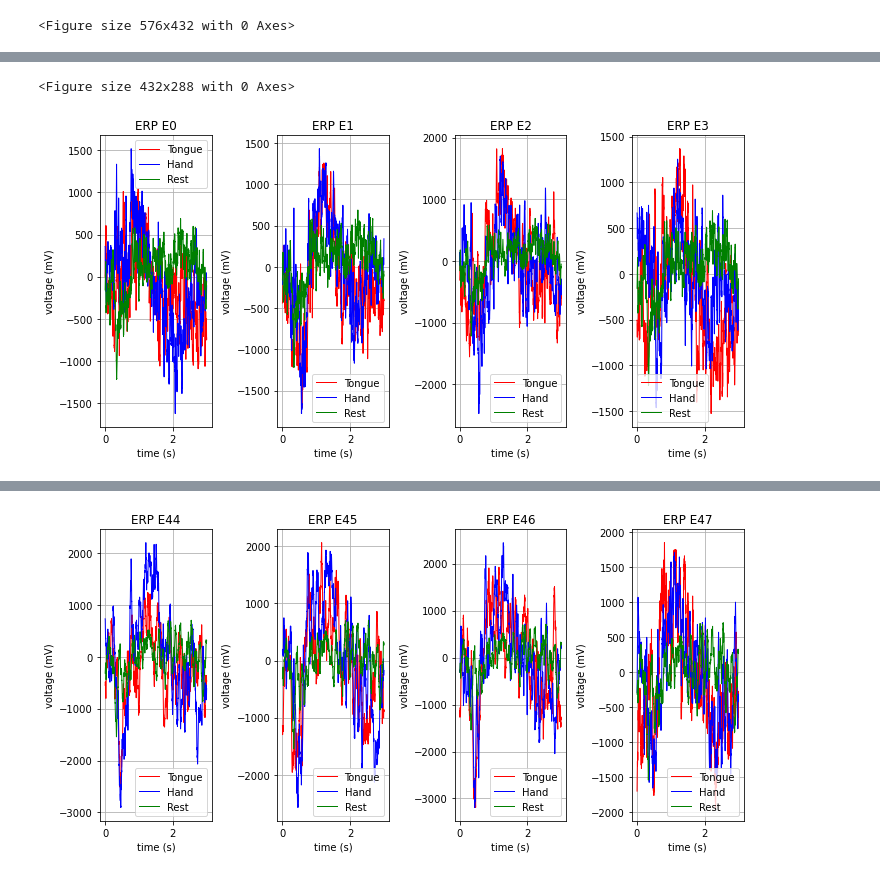
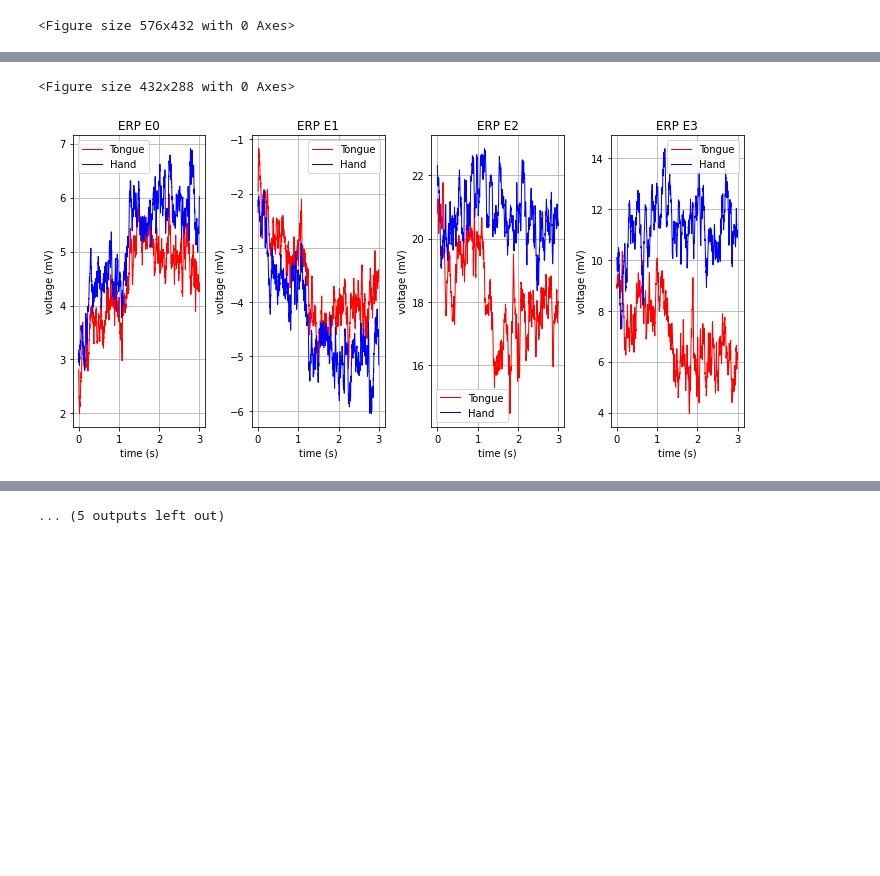
Before and after one commit to ritkat/PLOTS_ERP, a Jupyter notebook: PLOTS_ERP.ipynb, the cells around one changed output, grey strips where cells are left out. Drawn from its saved outputs; the diff is of its cells as text; code cells hidden in the pictures; blank space fills up the shorter version.

```diff
--- a/PLOTS_ERP.ipynb
+++ b/PLOTS_ERP.ipynb
@@ -17,6 +17,6 @@ Populating the interactive namespace from numpy and matplotlib
 `%matplotlib` prevents importing * from pylab and numpy
   warn("pylab import has clobbered these variables: %s"  % clobbered +
 # %%
-data=np.load('zt_mot_epochs.npz')
-data['y']
+data=np.load('bci_3.npz')
+data['events']
 # %% [output]
@@ -289,7 +71,7 @@ plot.ylim((0,100))
 # %%
 import matplotlib.pyplot as plot
 
-for i in range(0,48):
+for i in range(0,64):
 
 
     figure(figsize=(15,5))
@@ -300,7 +82,7 @@ for i in range(0,48):
     plt.title("Time-Frequency Tongue E" + str(i))
 
 
-    powerSpectrum, freqenciesFound, time, imageAxis = plot.specgram(np.mean(data_2[np.where(data["y"] == 11)[0], i, :], axis=0), Fs=1000)
+    powerSpectrum, freqenciesFound, time, imageAxis = plot.specgram(np.mean(data_2[np.where(data["events"] == 1)[0], i, :], axis=0), Fs=1000)
 
     plot.xlabel('Time')
 
@@ -317,7 +99,7 @@ for i in range(0,48):
 
     plt.title("Time-Frequency Hand E" + str(i))
 
-    powerSpectrum1, freqenciesFound1, time1, imageAxis1 = plot.specgram(np.mean(data_2[np.where(data["y"] == 12)[0], i, :], axis=0), Fs=1000)
+    powerSpectrum1, freqenciesFound1, time1, imageAxis1 = plot.specgram(np.mean(data_2[np.where(data["events"] == -1)[0], i, :], axis=0), Fs=1000)
 
     plot.xlabel('Time')
 
@@ -415,38 +198,31 @@ for i in range(0,45, 4):
 #for i in range(0, 3):
 
 
-for i in range(0,45,4):
+for i in range(0,61,4):
     #figure(figsize=(20,100))
     mysignals1 = [{'name': 'Tongue', 'x': np.arange(0.0,3.0,0.001),
-                 'y': np.mean(data_2[np.where(data["y"] == 11)[0], i, :], axis=0), 'color':'r', 'linewidth':1},
+                 'y': np.mean(data_2[np.where(data["events"] == 1)[0], i, :], axis=0), 'color':'r', 'linewidth':1},
                 {'name': 'Hand', 'x': np.arange(0.0,3.0,0.001),
-                 'y': np.mean(data_2[np.where(data["y"] == 12)[0], i, :], axis=0), 'color':'b', 'linewidth':1},
-                {'name': 'Rest', 'x': np.arange(0.0,3.0,0.001),
-                 'y': np.mean(data_2[np.where(data["y"] == 0)[0], i, :], axis=0), 'color':'g', 'linewidth':1},
+                 'y': np.mean(data_2[np.where(data["events"] == -1)[0], i, :], axis=0), 'color':'b', 'linewidth':1},
+
                 ]
 
     mysignals2 = [{'name': 'Tongue', 'x': np.arange(0.0,3.0,0.001),
-                 'y': np.mean(data_2[np.where(data["y"] == 11)[0], i+1, :], axis=0), 'color':'r', 'linewidth':1},
+                 'y': np.mean(data_2[np.where(data["events"] == 1)[0], i+1, :], axis=0), 'color':'r', 'linewidth':1},
                 {'name': 'Hand', 'x': np.arange(0.0,3.0,0.001),
-                 'y': np.mean(data_2[np.where(data["y"] == 12)[0], i+1, :], axis=0), 'color':'b', 'linewidth':1},
-                {'name': 'Rest', 'x': np.arange(0.0,3.0,0.001),
-                 'y': np.mean(data_2[np.where(data["y"] == 0)[0], i, :], axis=0), 'color':'g', 'linewidth':1},
+                 'y': np.mean(data_2[np.where(data["events"] == -1)[0], i+1, :], axis=0), 'color':'b', 'linewidth':1},
+               ]
+
+    mysignals3 = [{'name': 'Tongue', 'x': np.arange(0.0,3.0,0.001),
+                 'y': np.mean(data_2[np.where(data["events"] == 1)[0], i+2, :], axis=0), 'color':'r', 'linewidth':1},
+                {'name': 'Hand', 'x': np.arange(0.0,3.0,0.001),
+                 'y': np.mean(data_2[np.where(data["events"] == -1)[0], i+2, :], axis=0), 'color':'b', 'linewidth':1},
                 ]
 
-    mysignals3 = [{'name': 'Tongue', 'x': np.arange(0.0,3.0,0.001),
-                 'y': np.mean(data_2[np.where(data["y"] == 11)[0], i+2, :], axis=0), 'color':'r', 'linewidth':1},
+    mysignals4 = [{'name': 'Tongue', 'x': np.arange(0.0,3.0,0.001),
+                 'y': np.mean(data_2[np.where(data["events"] == 1)[0], i+3, :], axis=0), 'color':'r', 'linewidth':1},
                 {'name': 'Hand', 'x': np.arange(0.0,3.0,0.001),
-                 'y': np.mean(data_2[np.where(data["y"] == 12)[0], i+2, :], axis=0), 'color':'b', 'linewidth':1},
-                {'name': 'Rest', 'x': np.arange(0.0,3.0,0.001),
-                 'y': np.mean(data_2[np.where(data["y"] == 0)[0], i, :], axis=0), 'color':'g', 'linewidth':1},
-                 ]
-
-    mysignals4 = [{'name': 'Tongue', 'x': np.arange(0.0,3.0,0.001),
-                 'y': np.mean(data_2[np.where(data["y"] == 11)[0], i+3, :], axis=0), 'color':'r', 'linewidth':1},
-                {'name': 'Hand', 'x': np.arange(0.0,3.0,0.001),
-                 'y': np.mean(data_2[np.where(data["y"] == 12)[0], i+3, :], axis=0), 'color':'b', 'linewidth':1},
-                {'name': 'Rest', 'x': np.arange(0.0,3.0,0.001),
-                 'y': np.mean(data_2[np.where(data["y"] == 0)[0], i, :], axis=0), 'color':'g', 'linewidth':1},
+                 'y': np.mean(data_2[np.where(data["events"] == -1)[0], i+3, :], axis=0), 'color':'b', 'linewidth':1},
                  ]
 
     plot.tight_layout()
@@ -479,31 +255,31 @@ for i in range(0,45,4):
     ax2.set_title("ERP E" + str(i+1))
 
     for signal in mysignals3:
         ax3.plot(signal['x'], signal['y'],
                 color=signal['color'],
                 linewidth=signal['linewidth'],
                 label=signal['name'])
 
     # Enable legend
     ax3.legend()
     ax3.grid()
     ax3.set(xlabel='time (s)', ylabel='voltage (mV)')
     ax3.set_title("ERP E" + str(i+2))
 
     for signal in mysignals4:
         ax4.plot(signal['x'], signal['y'],
                 color=signal['color'],
                 linewidth=signal['linewidth'],
                 label=signal['name'])
 
     # Enable legend
     ax4.legend()
     ax4.grid()
     ax4.set(xlabel='time (s)', ylabel='voltage (mV)')
     ax4.set_title("ERP E" + str(i+3))
 
     plot.tight_layout()
     #plt.show()
 # %% [output]
 <Figure size 432x288 with 0 Axes>
-[figure, old version]
+[figure, new version]
@@ -520 +296 @@ for i in range(0,45,4):
-[figure, removed]
+... (5 outputs left out)
```
Also changed, not shown: parts of 18 cells of this notebook.
